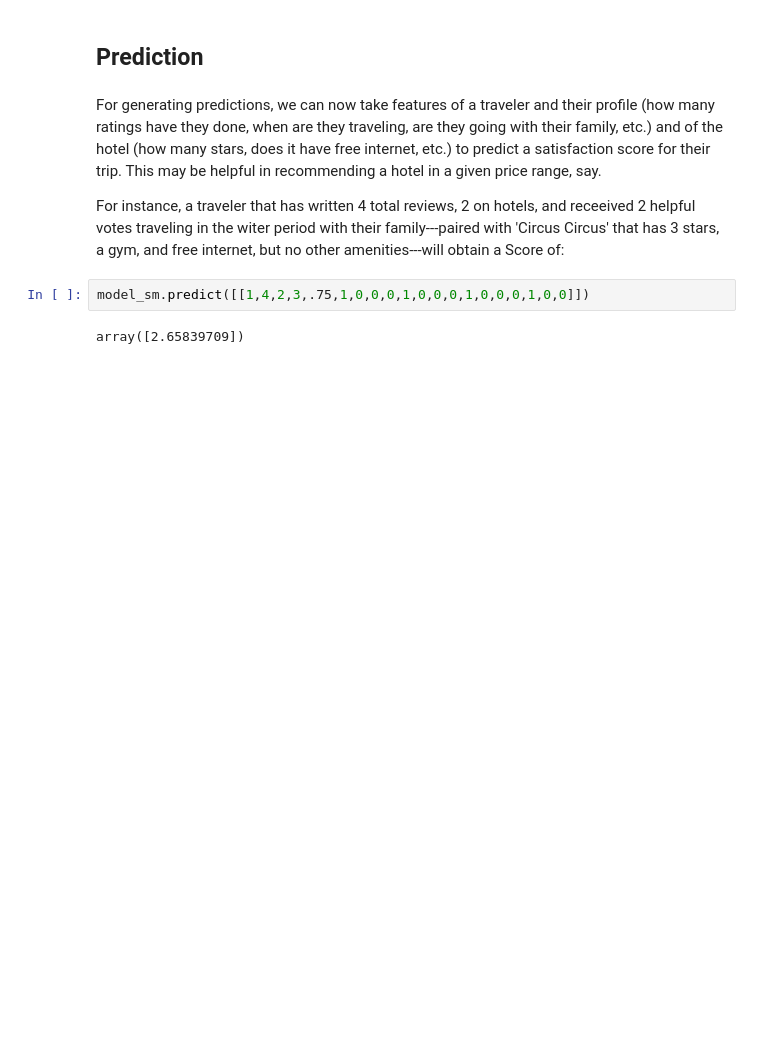
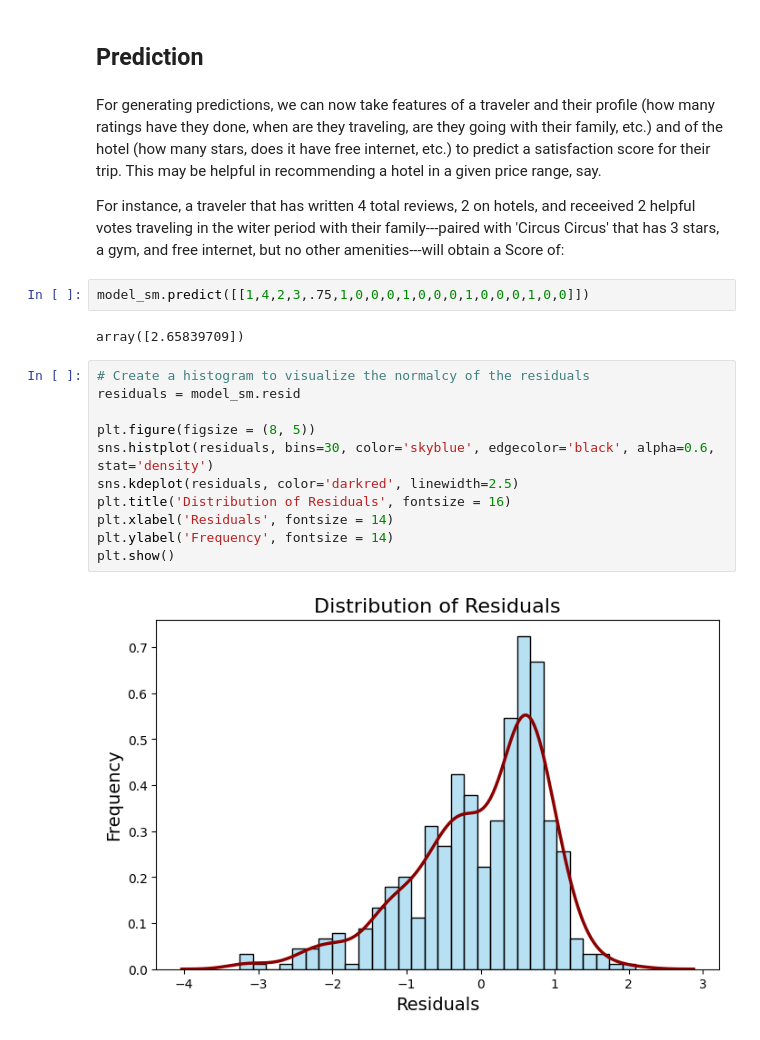
Before and after one commit to mj-brown/genbus656, a Jupyter notebook: Labs/GB886_II_8_LasVegasExample.ipynb, the cells around one changed output. Cells and saved outputs as stored; diff of their text form; blank space fills up the shorter version.

Commit message:
added charts to lasVegas analysis.

```diff
--- a/Labs/GB886_II_8_LasVegasExample.ipynb
+++ b/Labs/GB886_II_8_LasVegasExample.ipynb
@@ -237,3 +238,16 @@ For instance, a traveler that has written 4 total reviews, 2 on hotels, and rece
 model_sm.predict([[1,4,2,3,.75,1,0,0,0,1,0,0,0,1,0,0,0,1,0,0]])
 # %% [output]
 array([2.65839709])
+# %%
+# Create a histogram to visualize the normalcy of the residuals
+residuals = model_sm.resid
+
+plt.figure(figsize = (8, 5))
+sns.histplot(residuals, bins=30, color='skyblue', edgecolor='black', alpha=0.6, stat='density')
+sns.kdeplot(residuals, color='darkred', linewidth=2.5)
+plt.title('Distribution of Residuals', fontsize = 16)
+plt.xlabel('Residuals', fontsize = 14)
+plt.ylabel('Frequency', fontsize = 14)
+plt.show()
+# %% [output]
+[figure, added]
```
Also changed, not shown: parts of 4 cells of this notebook.
